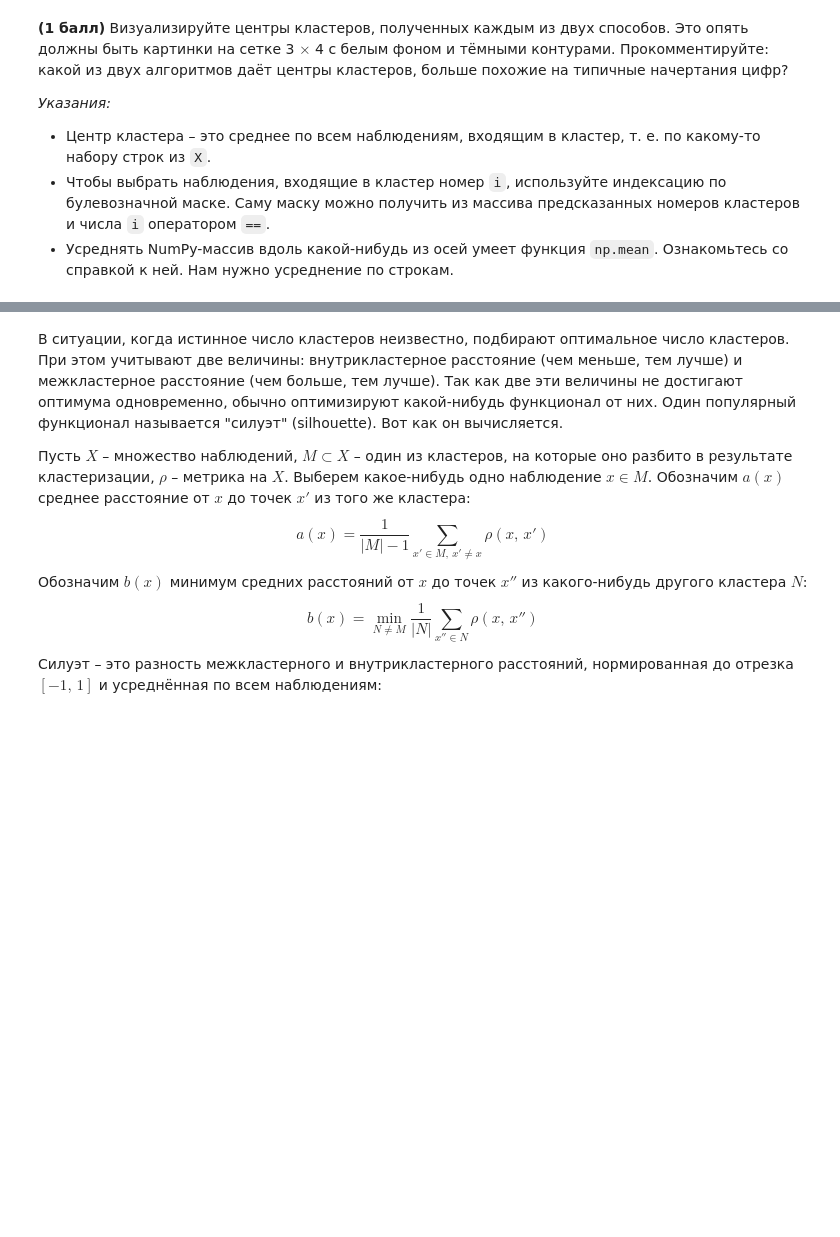
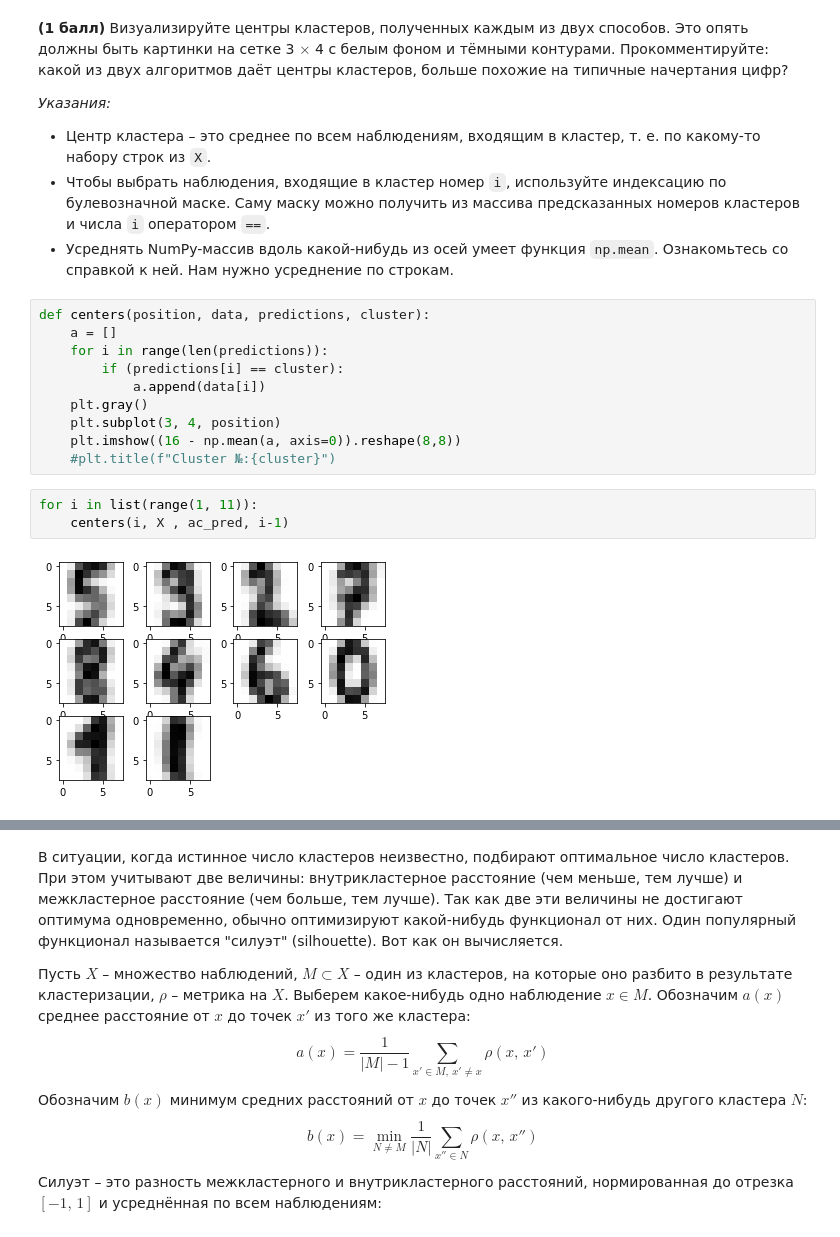
Before and after one commit to andapka/Rolling-Scopes-course, a Jupyter notebook: 7_Clustering/clustering.ipynb, the cells around one changed output, grey strips where cells are left out. Cells and saved outputs as stored; diff of their text form; blank space fills up the shorter version.

```diff
--- a/7_Clustering/clustering.ipynb
+++ b/7_Clustering/clustering.ipynb
@@ -54,3 +111,18 @@
 - Центр кластера – это среднее по всем наблюдениям, входящим в кластер, т. е. по какому-то набору строк из `X`.
 - Чтобы выбрать наблюдения, входящие в кластер номер `i`, используйте индексацию по булевозначной маске. Саму маску можно получить из массива предсказанных номеров кластеров и числа `i` оператором `==`.
 - Усреднять NumPy-массив вдоль какой-нибудь из осей умеет функция `np.mean`. Ознакомьтесь со справкой к ней. Нам нужно усреднение по строкам.
+# %%
+def centers(position, data, predictions, cluster):
+    a = []
+    for i in range(len(predictions)):
+        if (predictions[i] == cluster):
+            a.append(data[i])
+    plt.gray()
+    plt.subplot(3, 4, position)
+    plt.imshow((16 - np.mean(a, axis=0)).reshape(8,8))
+    #plt.title(f"Cluster №:{cluster}")
+# %%
+for i in list(range(1, 11)):
+    centers(i, X , ac_pred, i-1)
+# %% [output]
+[figure, added]
```
Also changed, not shown: parts of 91 cells of this notebook.
